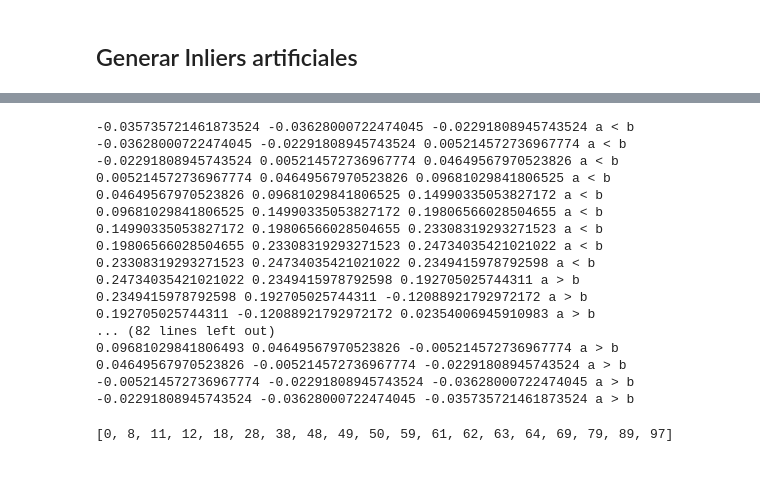
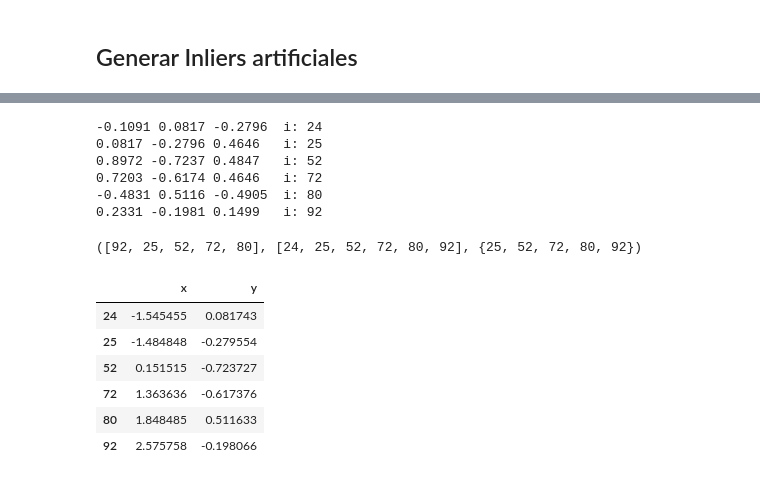
Before and after one commit to Pinedah/ESCOM_data-analysis, a Jupyter notebook: P1/tarea2_pineda_hernandez.ipynb, the cells around one changed output, grey strips where cells are left out. Cells and saved outputs as stored; diff of their text form; code cells hidden in the pictures.

```diff
--- a/P1/tarea2_pineda_hernandez.ipynb
+++ b/P1/tarea2_pineda_hernandez.ipynb
@@ -107,39 +90,0 @@ list(df.iterrows())
-# %%
-#for fila, registro in df.iterrows():
-indices_inliers = []
-for i in range(len(df_inliers) - 2):
-    #esInlier = False
-    vecinoIzq = df_inliers['y'][i]
-    centro = df_inliers['y'][i + 1]
-    vecinoDer = df_inliers['y'][i + 2]
-    print(vecinoIzq, centro, vecinoDer, end="")
-    if vecinoIzq < vecinoDer:
-        print(" a < b")
-        if not (centro >= vecinoIzq and centro <= vecinoDer):
-            #esInlier = True
-            indices_inliers.append(i)
-            continue
-    elif vecinoIzq > vecinoDer:
-        print(" a > b")
-        if not (centro <= vecinoIzq and centro >= vecinoDer):
-            #esInlier = True
-            indices_inliers.append(i)
-            continue
-# %% [output]
--0.035735721461873524 -0.03628000722474045 -0.02291808945743524 a < b
--0.03628000722474045 -0.02291808945743524 0.005214572736967774 a < b
--0.02291808945743524 0.005214572736967774 0.04649567970523826 a < b
-0.005214572736967774 0.04649567970523826 0.09681029841806525 a < b
-0.04649567970523826 0.09681029841806525 0.14990335053827172 a < b
-0.09681029841806525 0.14990335053827172 0.19806566028504655 a < b
-0.14990335053827172 0.19806566028504655 0.23308319293271523 a < b
-0.19806566028504655 0.23308319293271523 0.24734035421021022 a < b
-0.23308319293271523 0.24734035421021022 0.2349415978792598 a < b
-0.24734035421021022 0.2349415978792598 0.192705025744311 a > b
-0.2349415978792598 0.192705025744311 -0.12088921792972172 a > b
-0.192705025744311 -0.12088921792972172 0.02354006945910983 a > b
-... (82 lines left out)
-0.09681029841806493 0.04649567970523826 -0.005214572736967774 a > b
-0.04649567970523826 -0.005214572736967774 -0.02291808945743524 a > b
--0.005214572736967774 -0.02291808945743524 -0.03628000722474045 a > b
--0.02291808945743524 -0.03628000722474045 -0.035735721461873524 a > b
@@ -146,4 +99,33 @@ for i in range(len(df_inliers) - 2):
+# %%
+indices_inliers = []
+for i in range(len(df_inliers) - 2):
+    vecinoIzq = df_inliers['y'][i]
+    centro = df_inliers['y'][i + 1]
+    vecinoDer = df_inliers['y'][i + 2]
+    if obtener_signo(vecinoIzq) == obtener_signo(vecinoDer) and obtener_signo(centro) != obtener_signo(vecinoDer):
+        print(round(vecinoIzq, 4), round(centro, 4), round(vecinoDer, 4), end='')
+        print(f"\ti: {i + 1}")
+        indices_inliers.append(i + 1)
+        continue
+# %% [output]
+-0.1091 0.0817 -0.2796  i: 24
+0.0817 -0.2796 0.4646   i: 25
+0.8972 -0.7237 0.4847   i: 52
+0.7203 -0.6174 0.4646   i: 72
+-0.4831 0.5116 -0.4905  i: 80
+0.2331 -0.1981 0.1499   i: 92
 # %%
-indices_inliers
+indices_aletarios, indices_inliers, set(indices_inliers).intersection(set(indices_aletarios))
 # %% [output]
-[0, 8, 11, 12, 18, 28, 38, 48, 49, 50, 59, 61, 62, 63, 64, 69, 79, 89, 97]
+([92, 25, 52, 72, 80], [24, 25, 52, 72, 80, 92], {25, 52, 72, 80, 92})
+# %%
+df_inliers_grafica = df_inliers.loc[indices_inliers].copy()
+df_inliers_grafica
+# %% [output]
+|  | x | y |
+| 24 | -1.545455 | 0.081743 |
+| 25 | -1.484848 | -0.279554 |
+| 52 | 0.151515 | -0.723727 |
+| 72 | 1.363636 | -0.617376 |
+| 80 | 1.848485 | 0.511633 |
+| 92 | 2.575758 | -0.198066 |
```
Also changed, not shown: parts of 10 cells of this notebook.
